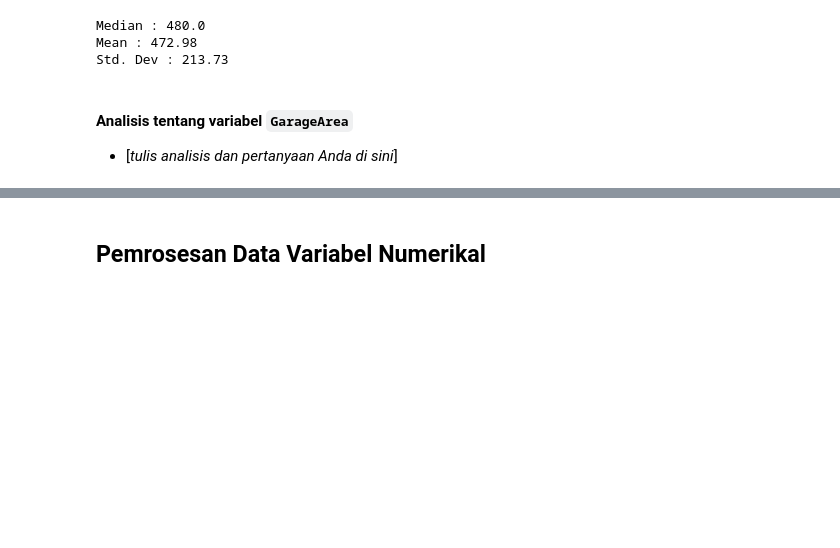
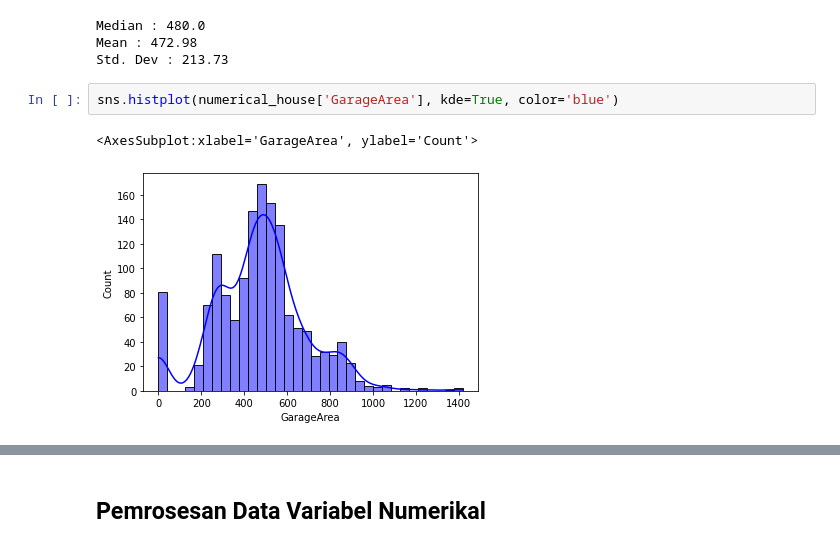
Before and after one commit to TheOX7/Final-Proyek-Data-Science-Kelas.com, a Jupyter notebook: Case Study 02/Project_Based_Learning_Case_02.ipynb, the cells around one changed output, grey strips where cells are left out. Cells and saved outputs as stored; diff of their text form; blank space fills up the shorter version.

```diff
--- a/Case Study 02/Project_Based_Learning_Case_02.ipynb
+++ b/Case Study 02/Project_Based_Learning_Case_02.ipynb
@@ -244,7 +262,8 @@ print(f"Std. Dev : {round(np.std(numerical_house['GarageArea']), 2)}")
 Median : 480.0
 Mean : 472.98
 Std. Dev : 213.73
-# %% [markdown]
-#### **Analisis tentang variabel `GarageArea`**
-
-* [*tulis analisis dan pertanyaan Anda di sini*]
+# %%
+sns.histplot(numerical_house['GarageArea'], kde=True, color='blue')
+# %% [output]
+<AxesSubplot:xlabel='GarageArea', ylabel='Count'>
+[figure, added]
```
Also changed, not shown: parts of 18 cells of this notebook.
